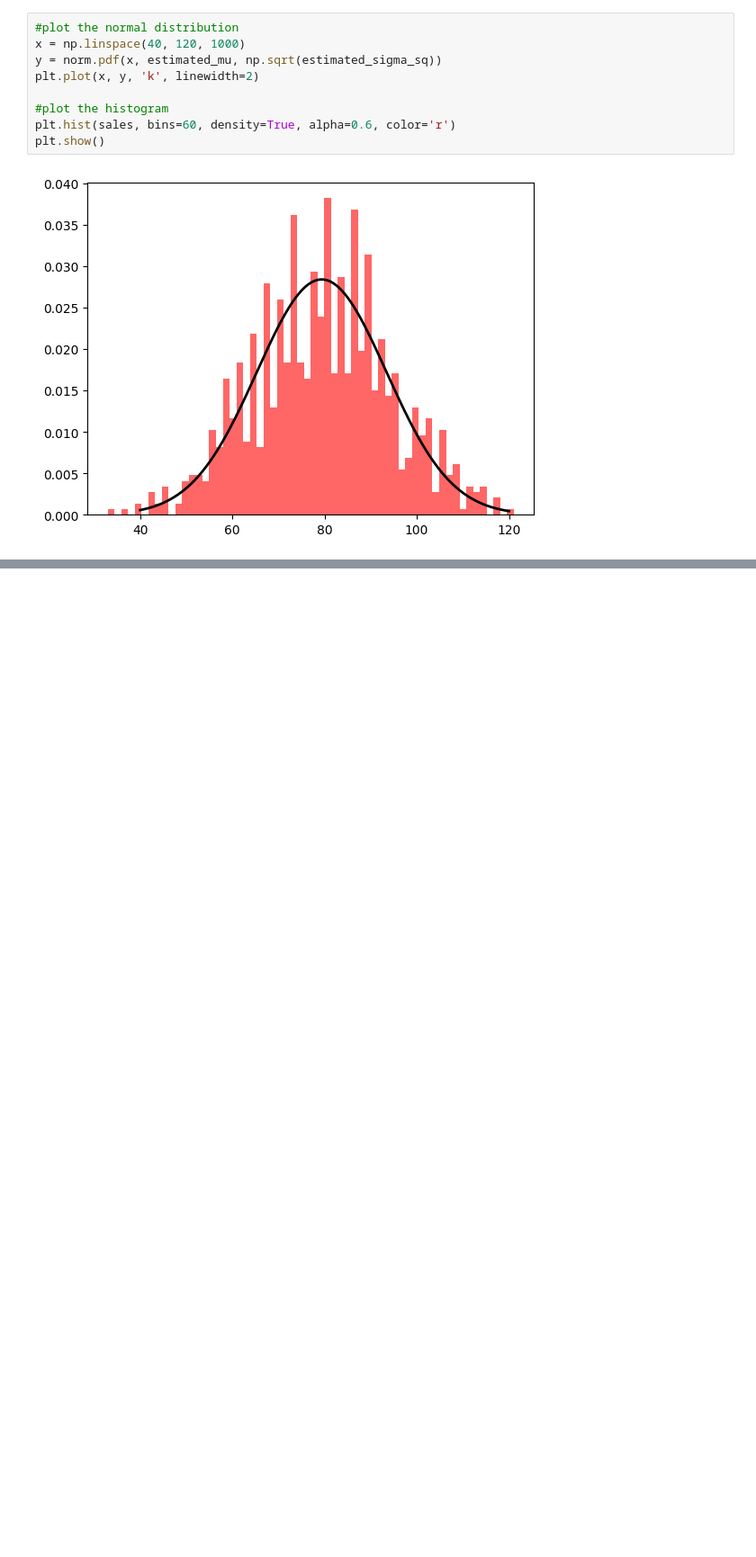
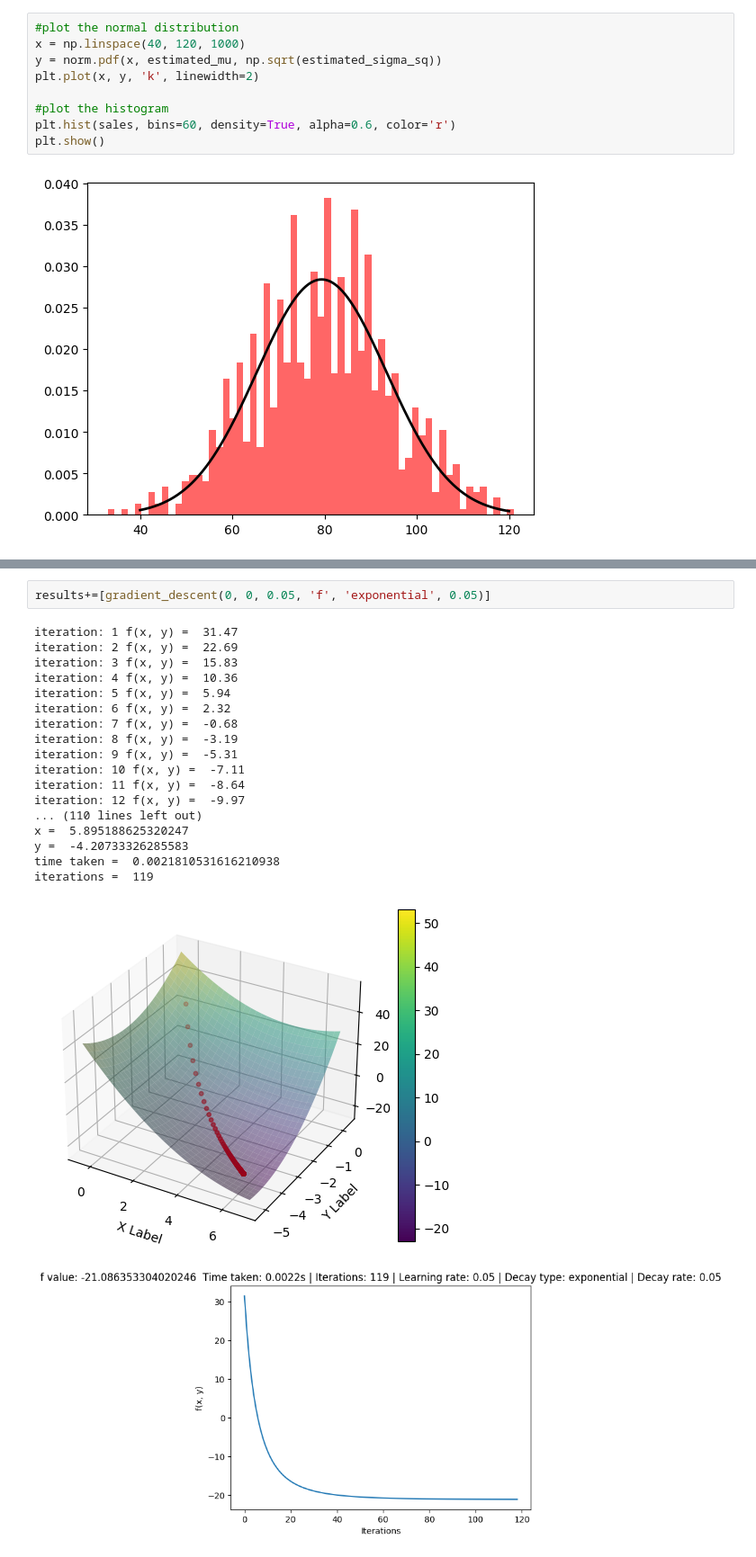
Before and after one commit to krishangupta33/Optimization-for-Data-Science, a Jupyter notebook: HW3/hw3.ipynb, the cells around one changed output, grey strips where cells are left out. Shown at 90% size. Drawn from its saved outputs; the diff is of its cells as text; blank space fills up the shorter version.

```diff
--- a/HW3/hw3.ipynb
+++ b/HW3/hw3.ipynb
@@ -159,0 +315,22 @@ plt.show()
+# %%
+results+=[gradient_descent(0, 0, 0.05, 'f', 'exponential', 0.05)]
+# %% [output]
+iteration: 1 f(x, y) =  31.47
+iteration: 2 f(x, y) =  22.69
+iteration: 3 f(x, y) =  15.83
+iteration: 4 f(x, y) =  10.36
+iteration: 5 f(x, y) =  5.94
+iteration: 6 f(x, y) =  2.32
+iteration: 7 f(x, y) =  -0.68
+iteration: 8 f(x, y) =  -3.19
+iteration: 9 f(x, y) =  -5.31
+iteration: 10 f(x, y) =  -7.11
+iteration: 11 f(x, y) =  -8.64
+iteration: 12 f(x, y) =  -9.97
+... (110 lines left out)
+x =  5.895188625320247
+y =  -4.20733326285583
+time taken =  0.0021810531616210938
+iterations =  119
+[figure, added]
+[figure, added]
```
Also changed, not shown: parts of 16 cells of this notebook.
